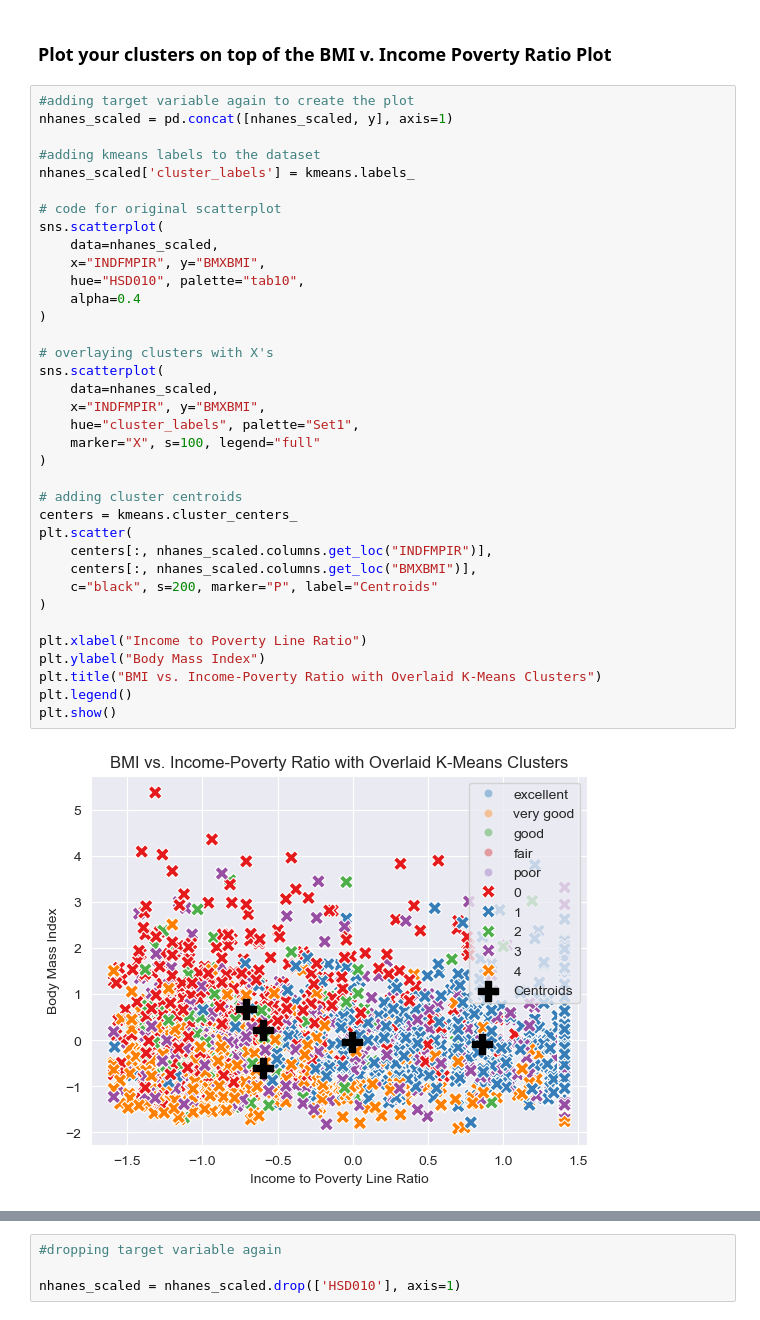
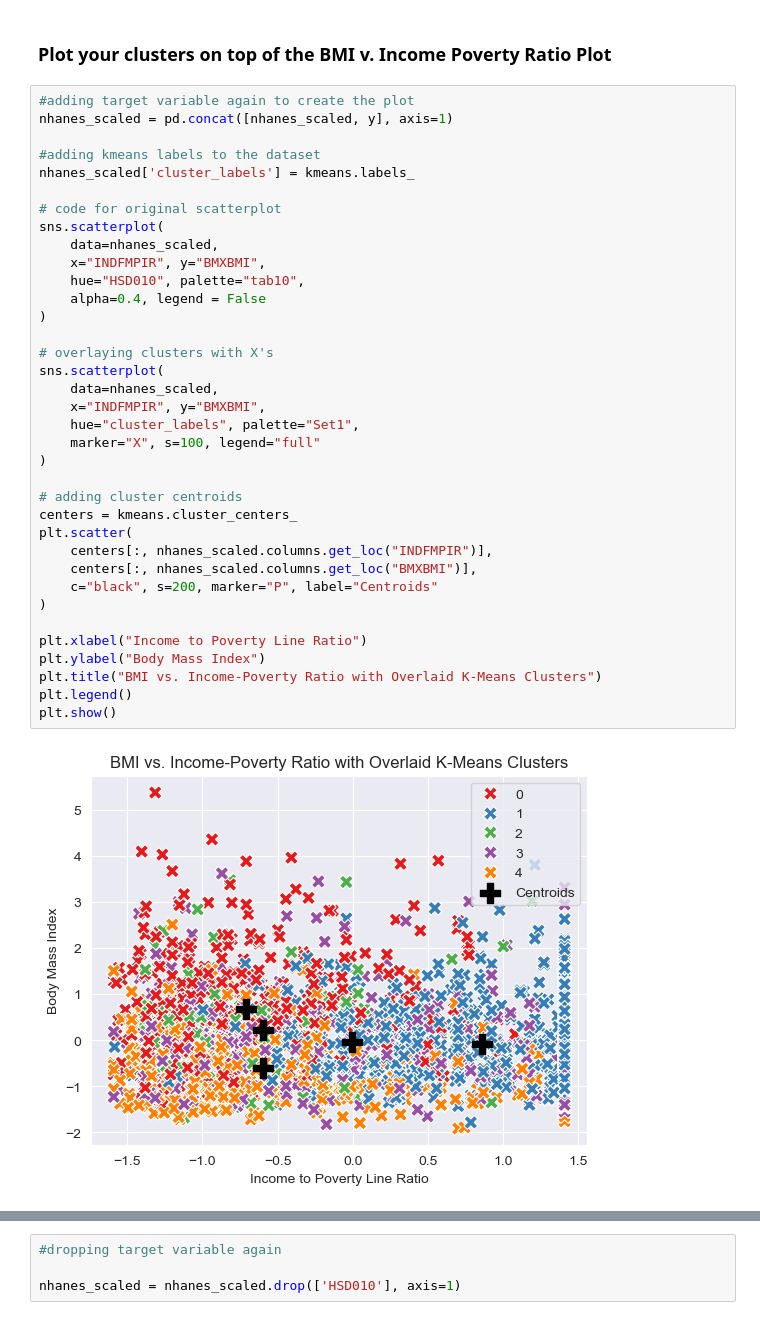
Before and after one commit to voramyoon/Computational-Social-Science-Projects, a Jupyter notebook: Project 4/Project 4 Students.ipynb, the cells around one changed output, grey strips where cells are left out. Drawn from its saved outputs; the diff is of its cells as text.

```diff
--- a/Project 4/Project 4 Students.ipynb
+++ b/Project 4/Project 4 Students.ipynb
@@ -255,33 +260,33 @@ nhanes_scaled['cluster_labels'] = kmeans.labels_
 
 # code for original scatterplot
 sns.scatterplot(
     data=nhanes_scaled,
     x="INDFMPIR", y="BMXBMI",
     hue="HSD010", palette="tab10",
-    alpha=0.4
+    alpha=0.4, legend = False
 )
 
 # overlaying clusters with X's
 sns.scatterplot(
     data=nhanes_scaled,
     x="INDFMPIR", y="BMXBMI",
     hue="cluster_labels", palette="Set1",
     marker="X", s=100, legend="full"
 )
 
 # adding cluster centroids
 centers = kmeans.cluster_centers_
 plt.scatter(
     centers[:, nhanes_scaled.columns.get_loc("INDFMPIR")],
     centers[:, nhanes_scaled.columns.get_loc("BMXBMI")],
     c="black", s=200, marker="P", label="Centroids"
 )
 
 plt.xlabel("Income to Poverty Line Ratio")
 plt.ylabel("Body Mass Index")
 plt.title("BMI vs. Income-Poverty Ratio with Overlaid K-Means Clusters")
 plt.legend()
 plt.show()
 # %% [output]
-[figure, old version]
+[figure, new version]
 # %% [markdown]
```
Also changed, not shown: parts of 13 cells of this notebook.
